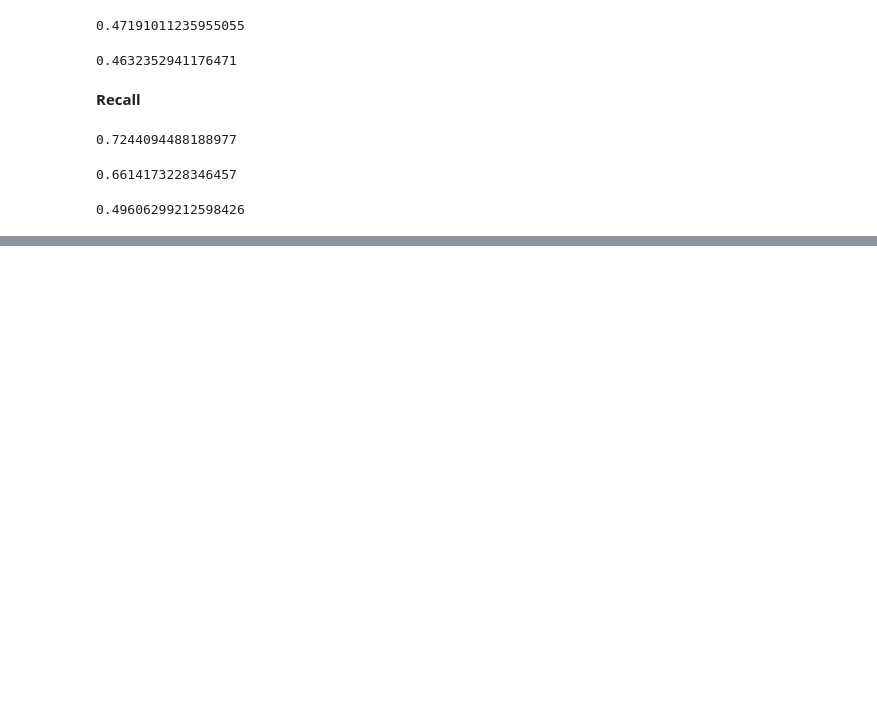
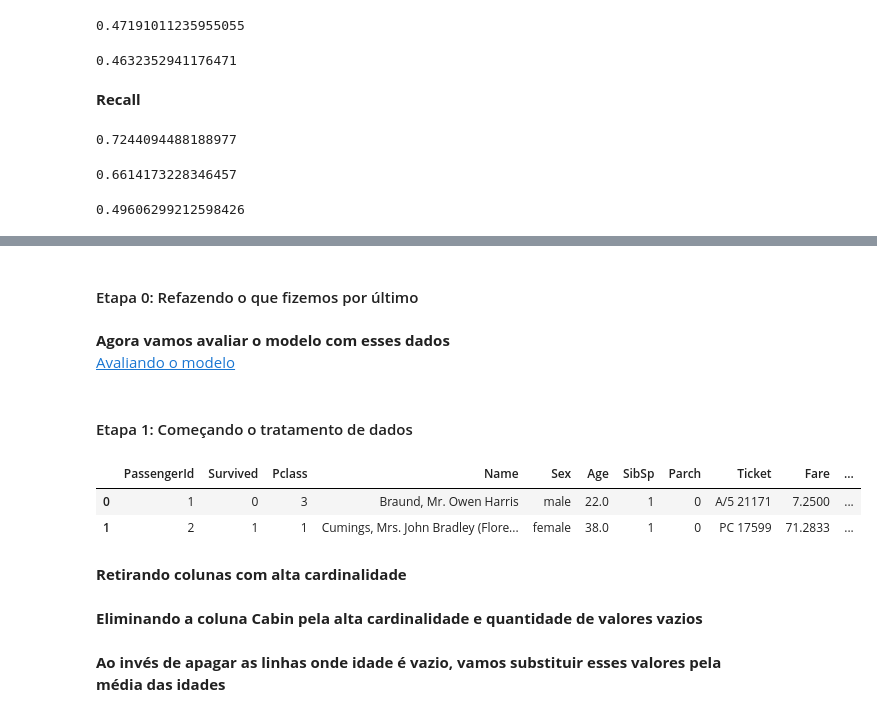
Before and after one commit to BrunoSouza-Data/Projetos_e_estudos, a Jupyter notebook: Projeto Titanic/titanic.ipynb, the cells around one changed output, grey strips where cells are left out. Saved outputs shown, nothing was run; the diff lists cells and outputs as text; code cells hidden in the pictures; blank space fills up the shorter version.

```diff
--- a/Projeto Titanic/titanic.ipynb
+++ b/Projeto Titanic/titanic.ipynb
@@ -778,0 +790,3 @@ In progress...
+# %% [markdown]
+<a id="Etapa0"></a>
+#### Etapa 0: Refazendo o que fizemos por último
@@ -778,0 +806,16 @@ In progress...
+# %% [markdown]
+**Agora vamos avaliar o modelo com esses dados**<br>
+[Avaliando o modelo](#AvaliandoModelo)
+# %% [markdown]
+<a id="Etapa1"></a>
+#### Etapa 1: Começando o tratamento de dados
+# %%
+# Importando novamente a base
+base = pd.read_csv('titanic_train.csv')
+base.head(2)
+# %% [output]
+|  | PassengerId | Survived | Pclass | Name | Sex | Age | SibSp | Parch | Ticket | Fare | ... |
+| 0 | 1 | 0 | 3 | Braund, Mr. Owen Harris | male | 22.0 | 1 | 0 | A/5 21171 | 7.2500 | ... |
+| 1 | 2 | 1 | 1 | Cumings, Mrs. John Bradley (Flore... | female | 38.0 | 1 | 0 | PC 17599 | 71.2833 | ... |
+# %% [markdown]
+**Retirando colunas com alta cardinalidade**
@@ -778,0 +825,2 @@ In progress...
+# %% [markdown]
+**Eliminando a coluna Cabin pela alta cardinalidade e quantidade de valores vazios**
@@ -778,0 +830,2 @@ In progress...
+# %% [markdown]
+**Ao invés de apagar as linhas onde idade é vazio, vamos substituir esses valores pela média das idades**
```
Also changed, not shown: parts of 64 cells of this notebook.
